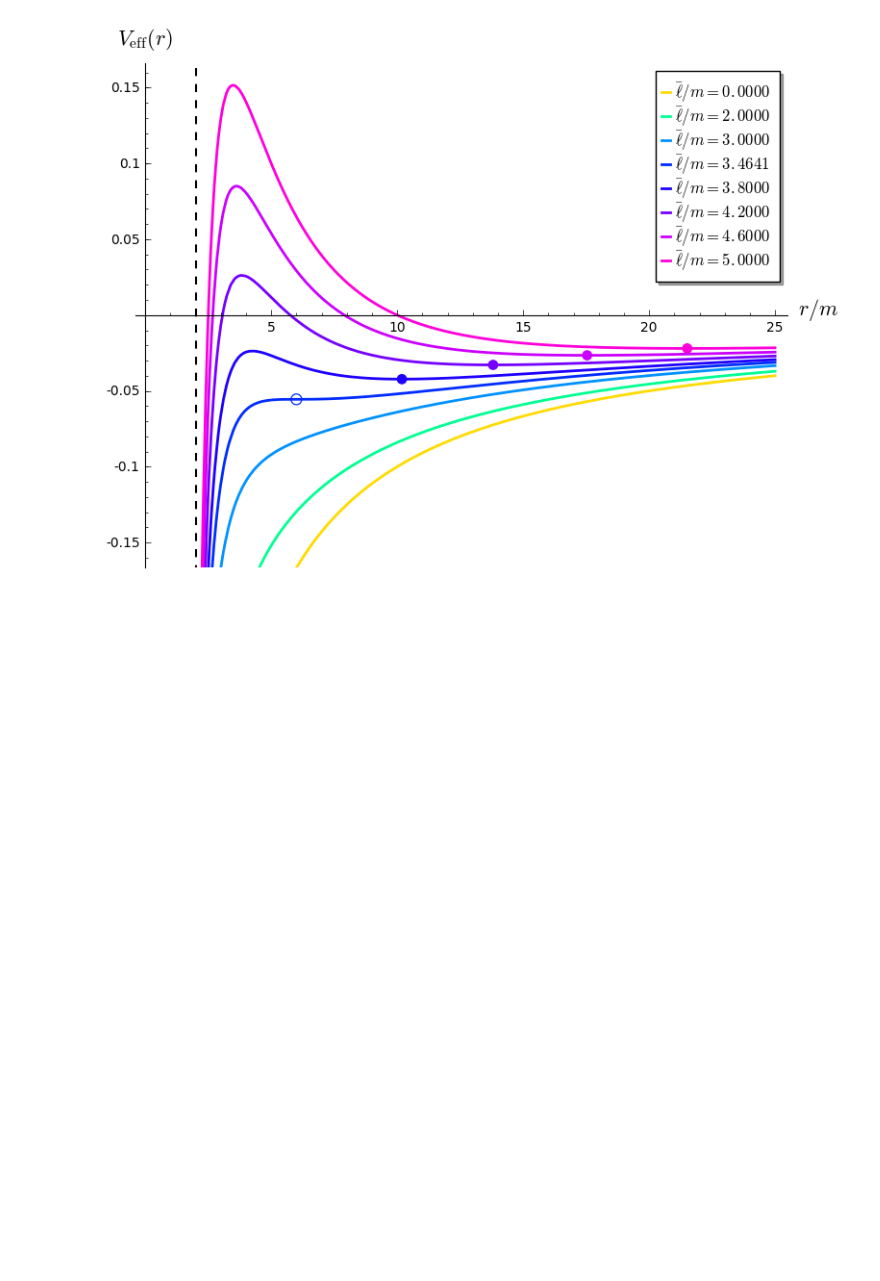
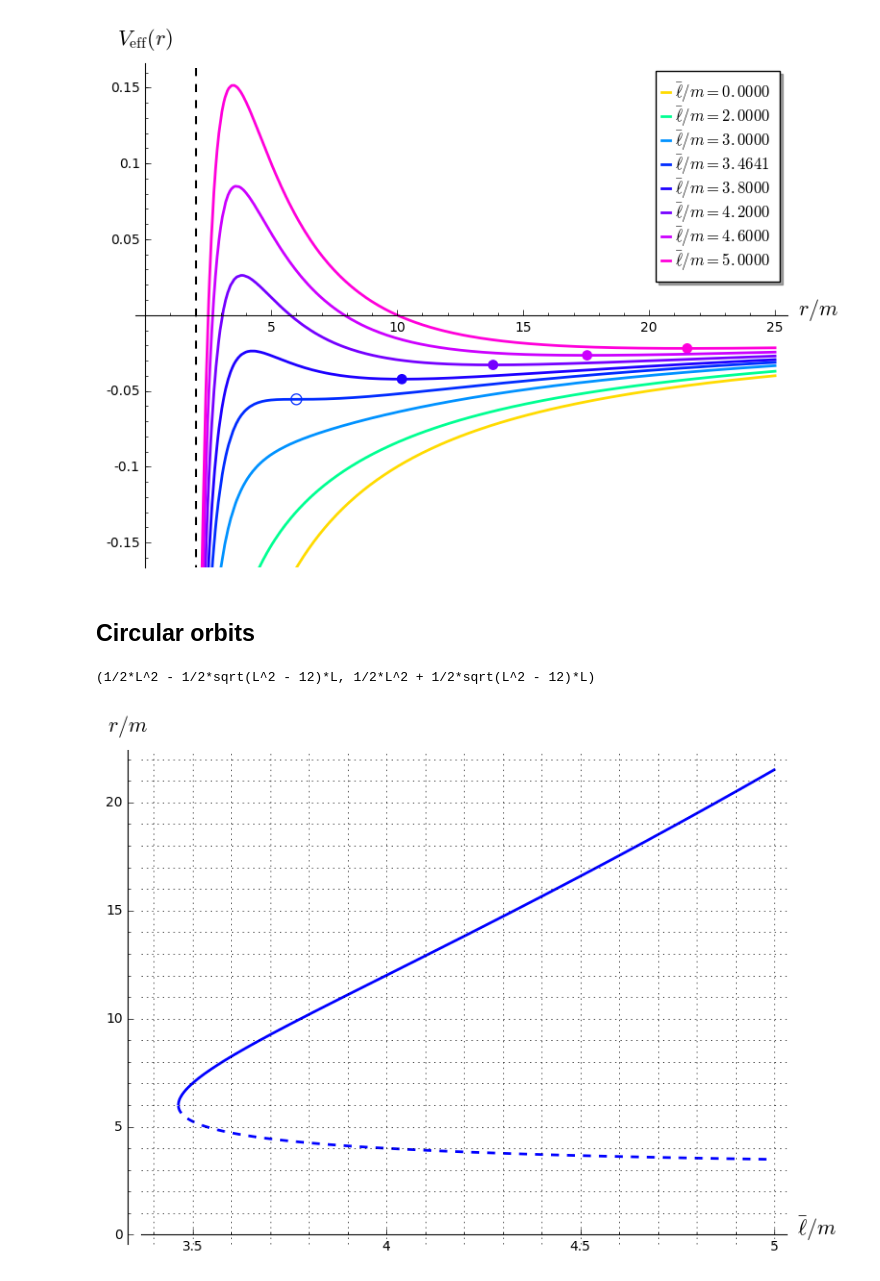
Before and after one commit to egourgoulhon/BHLectures, a Jupyter notebook: sage/ges_effective_potential.ipynb, the cells around one changed output. Cells and saved outputs as stored; diff of their text form; code cells hidden in the pictures; blank space fills up the shorter version.

Commit message:
Start circular orbits in Chap. 7

```diff
--- a/sage/ges_effective_potential.ipynb
+++ b/sage/ges_effective_potential.ipynb
@@ -87,3 +89,18 @@ graph
 [figure]
 # %%
 graph.save("ges_eff_pot_zoom.pdf")
+# %% [markdown]
+## Circular orbits
+# %%
+r1 = s[0].rhs()
+r2 = s[1].rhs()
+r1, r2
+# %% [output]
+(1/2*L^2 - 1/2*sqrt(L^2 - 12)*L, 1/2*L^2 + 1/2*sqrt(L^2 - 12)*L)
+# %%
+graph = plot(r1, (L, 2*sqrt(3), 5), linestyle='--', thickness=2)
+graph += plot(r2, (L, 2*sqrt(3), 5), thickness=2)
+show(graph, xmin=3.4, xmax=5, ymin=0, ymax=22, gridlines='minor',
+     axes_labels=[r'$\bar\ell/m$', r'$r/m$'])
+# %% [output]
+[figure, added]
```
Also changed, not shown: parts of 13 cells of this notebook, 8 other files.
